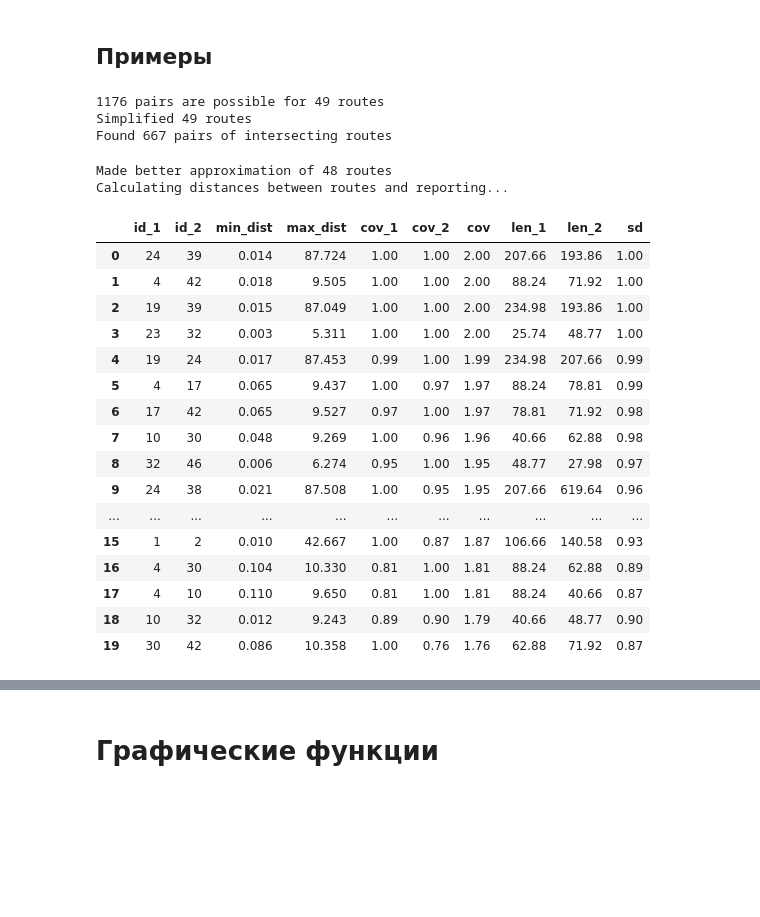
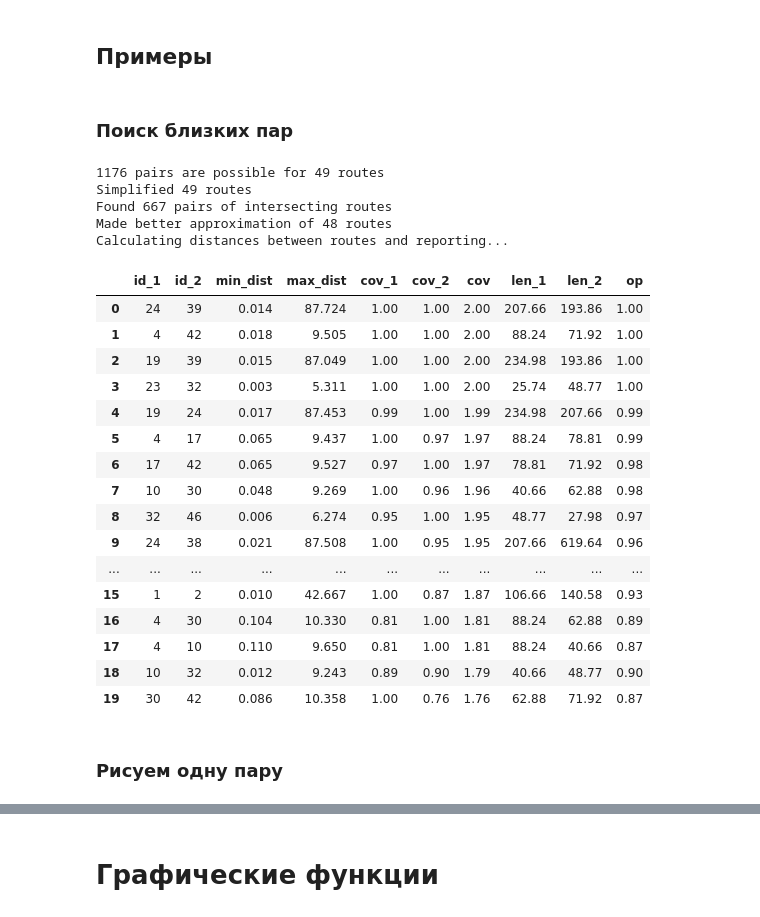
Before and after one commit to epogrebnyak/rides-minimal, a Jupyter notebook: rides_minimal.ipynb, the cells around one changed output, grey strips where cells are left out. Saved outputs shown, nothing was run; the diff lists cells and outputs as text; code cells hidden in the pictures; blank space fills up the shorter version.

```diff
--- a/rides_minimal.ipynb
+++ b/rides_minimal.ipynb
@@ -68,7 +67,7 @@ def safe_distance(a: Coord, b: Coord) -> float:
     return 0
   if a == b:
     return 0
-  return distance_km(a, b)
+  return round(distance_km(a, b), 9)
 
 # используется с cdist
 def safe_distance_2(a: Coord, b: Coord) -> float:
@@ -77,7 +76,7 @@ def safe_distance_2(a: Coord, b: Coord) -> float:
     if np.isnan(x1) or np.isnan(x2):
         return np.nan
     else:
-        return distance_km(a, b)
+        return round(distance_km(a, b), 9)
 
 def distance_delta(df: pd.DataFrame) -> pd.DataFrame:
     return (df.assign(prev_coord=lambda df: df.coord.shift(1))
@@ -432,16 +427,3 @@ def search(
-# %%
-import json
-import pathlib
-
-
-def from_cache(getter, filename):
-  cachefile = pathlib.Path(filename)
-  if cachefile.exists():
-    content = json.load(cachefile.open())
-  else:
-    content = getter()
-    json.dump(content, cachefile.open())
-  return content
 # %% [markdown]
 ## Примеры
 # %%
@@ -453,10 +433,11 @@ def from_cache(getter, filename):
 # %%
 # Пробег по поездкам
-milages = from_cache(lambda: [milage(r) for r in routes],
-                     "milage.json")
+milages = from_cache("milage.json", lambda: [milage(r) for r in routes])
 assert milages[0] == 72.38
+# %% [markdown]
+### Поиск близких пар
 # %%
-# Запускаем алгоритм расчета попарных характеристик поездок
+# Расчет попарных характеристик поездок
 
 def default_search(routes: List[Route], limit=None):
    return search(
@@ -472,26 +453,34 @@ result_dicts = default_search(routes, limit=None)
 1176 pairs are possible for 49 routes
 Simplified 49 routes
 Found 667 pairs of intersecting routes
+Made better approximation of 48 routes
+Calculating distances between routes and reporting...
-Made better approximation of 48 routes
-Calculating distances between routes and reporting...
 # %%
   # Формируем выгрузку данных в csv
-  result_df = (
-      pd.DataFrame(result_dicts)
-      .assign(cov=lambda r: r.cov_1 + r.cov_2)
-      .assign(len_1=lambda df: df.id_1.apply(lambda x: milages[x]))
-      .assign(len_2=lambda df: df.id_2.apply(lambda x: milages[x]))
+
+def overlap(df):
+    return ((df.cov_1*df.len_1 + df.cov_2*df.len_2)
+               .divide(df.len_1+df.len_2)
+               .round(2)
+               )
+
+def add_vars(df, km = lambda i: milages[i]):
+    return (df.assign(cov=lambda df: df.cov_1 + df.cov_2)
+              .assign(len_1=lambda df: df.id_1.apply(km))
+              .assign(len_2=lambda df: df.id_2.apply(km))
+              .assign(op=overlap)
+      )
+
+result_df = (
+      add_vars(pd.DataFrame(result_dicts))
       .sort_values("cov", ascending=False)
-      .assign(sd=lambda df: round((df.cov_1*df.len_1 + df.cov_2*df.len_2) /
-              (df.len_1+df.len_2),2)
-              )
       .head(20)
       .reset_index(drop=True)
   )
-  result_df.to_csv("output.csv", index=None)
-  result_df
+result_df.to_csv("output.csv", index=None)
+result_df
 # %% [output]
-|  | id_1 | id_2 | min_dist | max_dist | cov_1 | cov_2 | cov | len_1 | len_2 | sd |
+|  | id_1 | id_2 | min_dist | max_dist | cov_1 | cov_2 | cov | len_1 | len_2 | op |
 | 0 | 24 | 39 | 0.014 | 87.724 | 1.00 | 1.00 | 2.00 | 207.66 | 193.86 | 1.00 |
 | 1 | 4 | 42 | 0.018 | 9.505 | 1.00 | 1.00 | 2.00 | 88.24 | 71.92 | 1.00 |
 | 2 | 19 | 39 | 0.015 | 87.049 | 1.00 | 1.00 | 2.00 | 234.98 | 193.86 | 1.00 |
@@ -508,3 +497,5 @@ Calculating distances between routes and reporting...
 | 17 | 4 | 10 | 0.110 | 9.650 | 0.81 | 1.00 | 1.81 | 88.24 | 40.66 | 0.87 |
 | 18 | 10 | 32 | 0.012 | 9.243 | 0.89 | 0.90 | 1.79 | 40.66 | 48.77 | 0.90 |
 | 19 | 30 | 42 | 0.086 | 10.358 | 1.00 | 0.76 | 1.76 | 62.88 | 71.92 | 0.87 |
+# %% [markdown]
+### Рисуем одну пару
```
Also changed, not shown: parts of 18 cells of this notebook.
